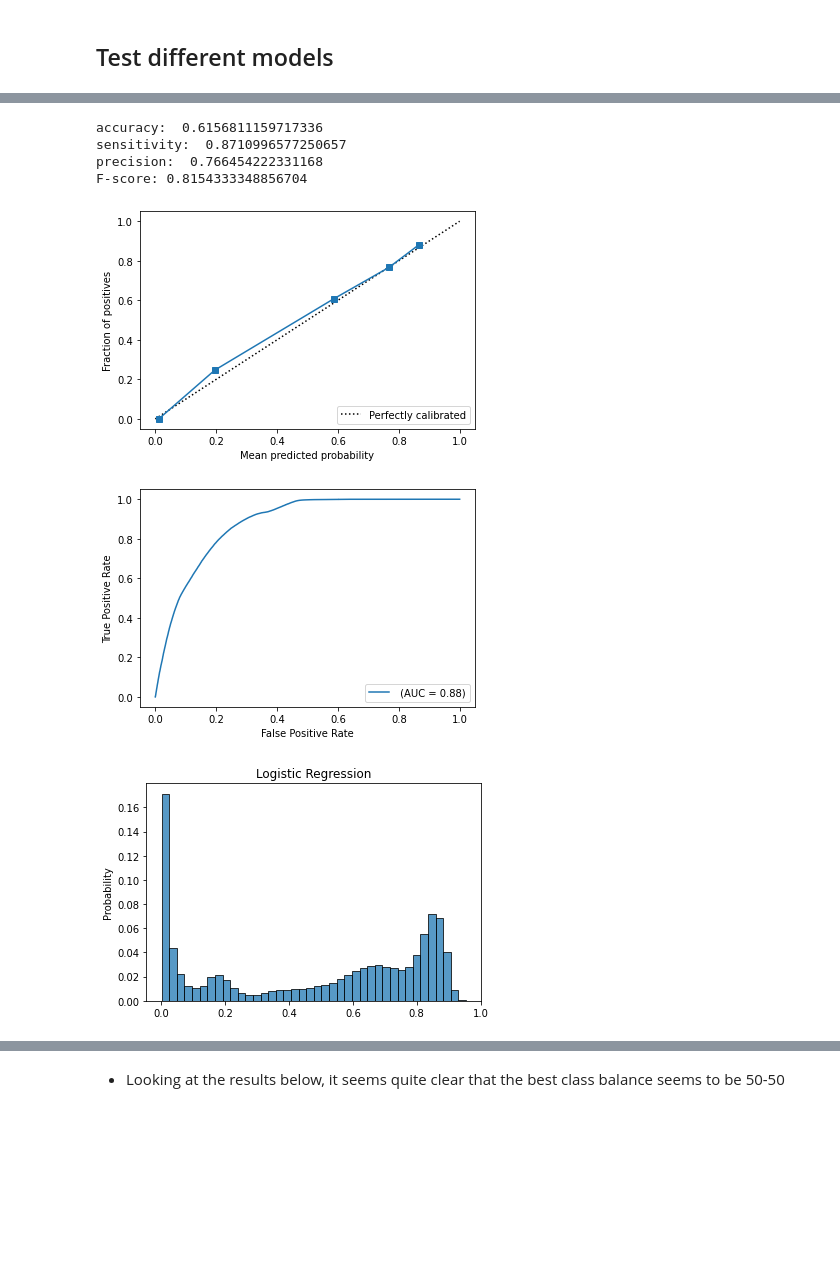
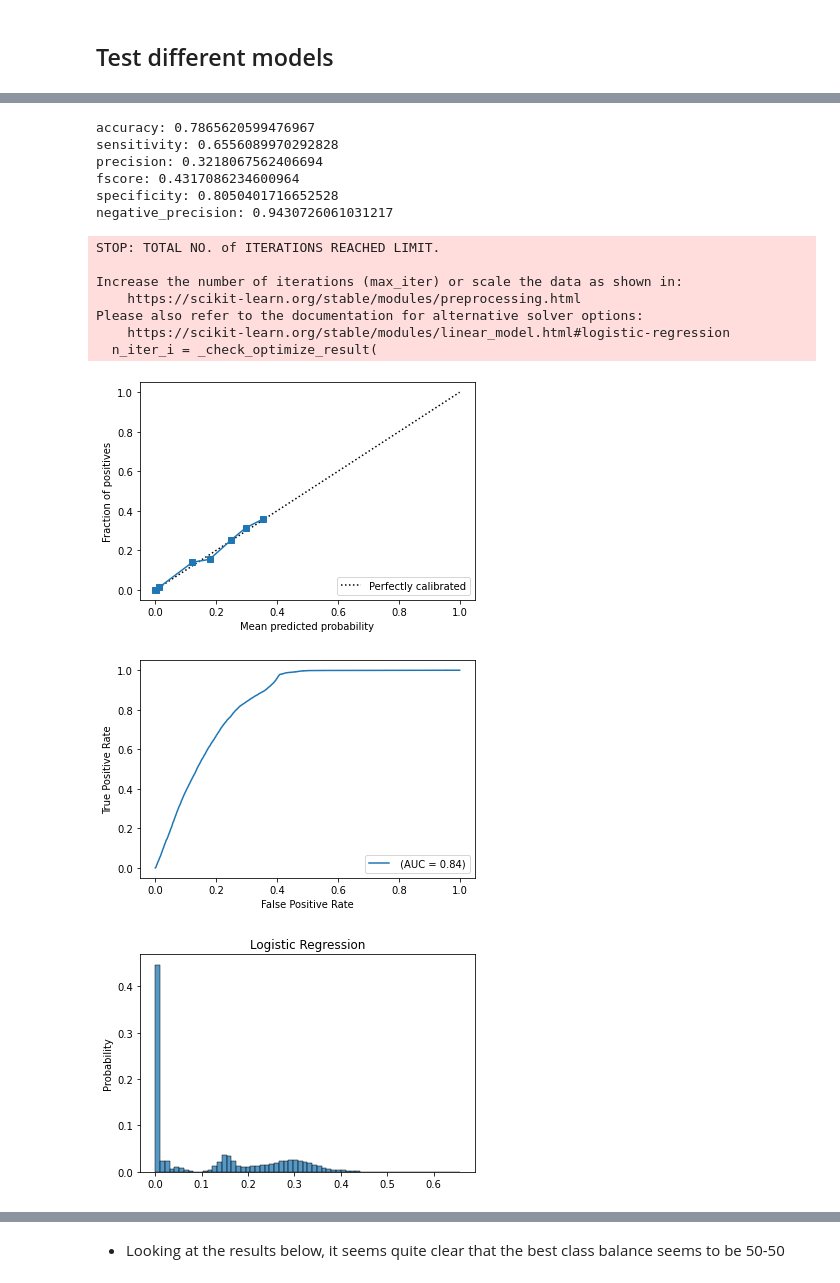
Before and after one commit to Johannes-Gross/business-analytics, a Jupyter notebook: insurance-jg.ipynb, the cells around one changed output, grey strips where cells are left out. Saved outputs shown, nothing was run; the diff lists cells and outputs as text; code cells hidden in the pictures; blank space fills up the shorter version.

Commit message:
modeling should be done

```diff
--- a/insurance-jg.ipynb
+++ b/insurance-jg.ipynb
@@ -120,12 +91,23 @@ F-score: 0.8698764258555134
-# %%
-lr = LogisticRegression().fit(X_train, y_train)
-eval_clf(lr, X_test, y_test, clf_name='Logistic Regression')
-# %% [output]
-accuracy:  0.6156811159717336
-sensitivity:  0.8710996577250657
-precision:  0.766454222331168
-F-score: 0.8154333348856704
-[figure, removed]
-[figure, removed]
-[figure, removed]
+# %%
+#logistic regression seems to perform worse with upsampling, at least with completely balanced classes
+#maybe a smaller upsampling ratio would be more fitting but it probably won't reach the performance of the tree based models
+lr = LogisticRegression().fit(X_train, y_train)
+metrics_lr = eval_clf(lr, X_test, y_test, clf_name='Logistic Regression', threshold=0.23)
+# %% [output]
+accuracy: 0.7865620599476967
+sensitivity: 0.6556089970292828
+precision: 0.3218067562406694
+fscore: 0.4317086234600964
+specificity: 0.8050401716652528
+negative_precision: 0.9430726061031217
+STOP: TOTAL NO. of ITERATIONS REACHED LIMIT.
+
+Increase the number of iterations (max_iter) or scale the data as shown in:
+    https://scikit-learn.org/stable/modules/preprocessing.html
+Please also refer to the documentation for alternative solver options:
+    https://scikit-learn.org/stable/modules/linear_model.html#logistic-regression
+  n_iter_i = _check_optimize_result(
+[figure, added]
+[figure, added]
+[figure, added]
 # %%
```
Also changed, not shown: parts of 53 cells of this notebook, 3 other files.
